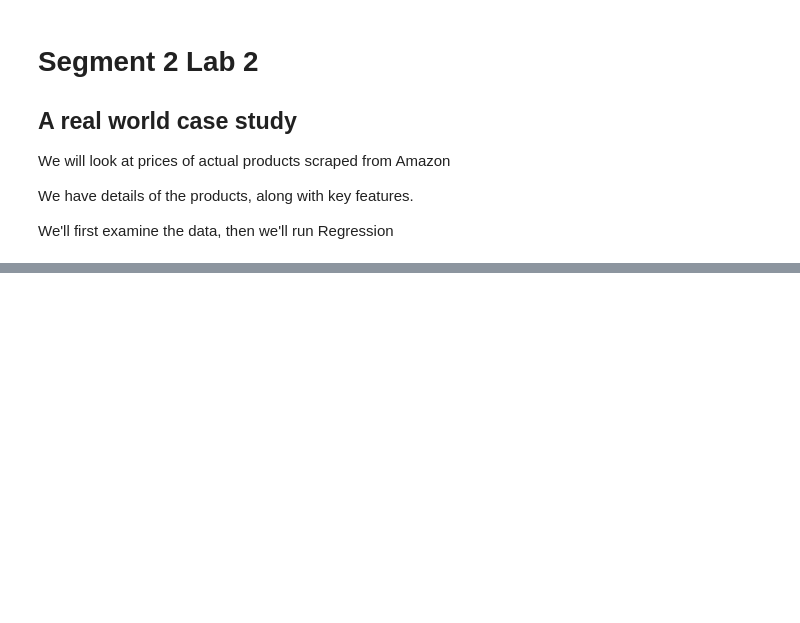
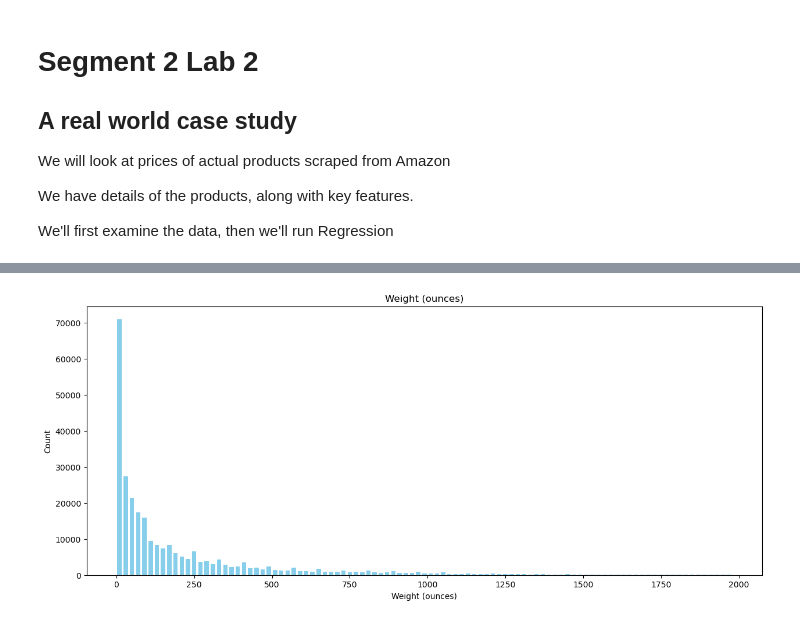
Before and after one commit to ed-donner/tech2ai, a Jupyter notebook: segment2/lab2.ipynb, the cells around one changed output, grey strips where cells are left out. Drawn from its saved outputs; the diff is of its cells as text; code cells hidden in the pictures; blank space fills up the shorter version.

```diff
--- a/segment2/lab2.ipynb
+++ b/segment2/lab2.ipynb
@@ -67,13 +91,15 @@ plt.show()
 # %%
 # Plot the distribution of weights
 
 weights = [item.weight for item in items]
 plt.figure(figsize=(15, 6))
 plt.title(f"Weight (ounces)")
 plt.xlabel('Weight (ounces)')
 plt.ylabel('Count')
-plt.hist(weights, rwidth=0.7, color="skyblue", bins=range(0, 1000, 20))
+plt.hist(weights, rwidth=0.7, color="skyblue", bins=range(0, 2000, 20))
 plt.show()
+# %% [output]
+[figure, added]
 # %%
 # How does the price vary with the weight
 
```
Also changed, not shown: parts of 30 cells of this notebook, 23 other files.
